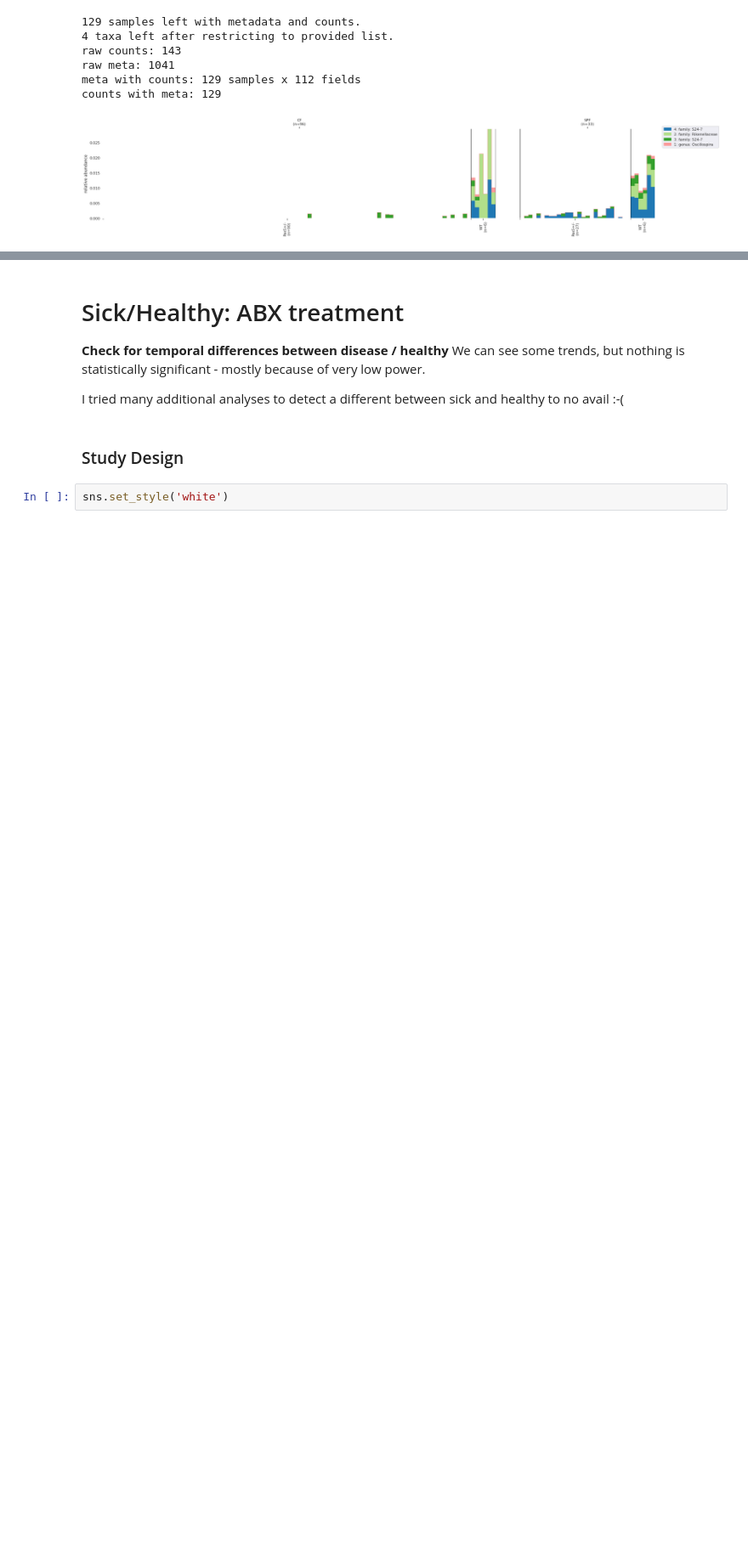
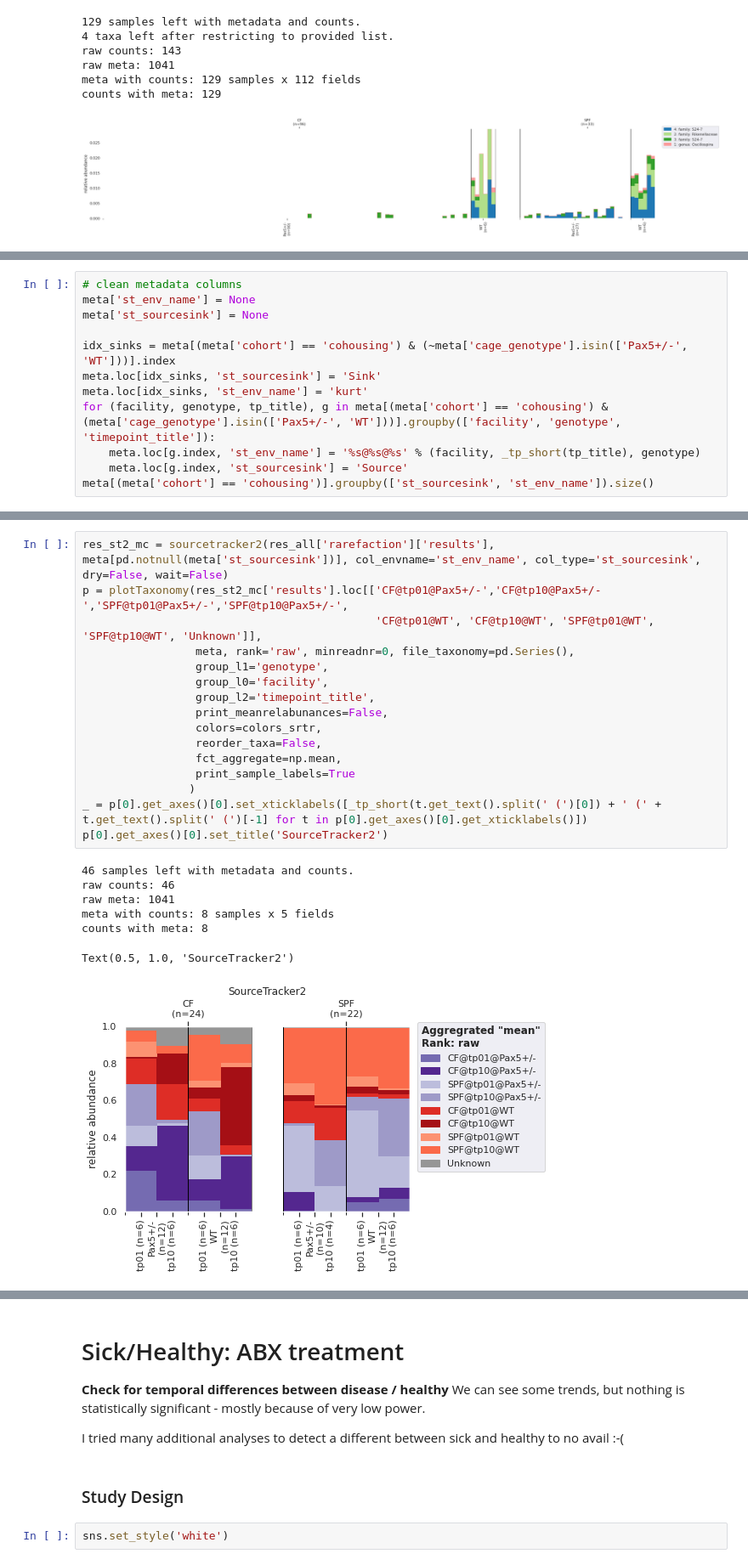
Before and after one commit to jlab/microbiome_pax5, a Jupyter notebook: 4Cohorts/pax5_cohousing_abx_bmt.ipynb, the cells around one changed output, grey strips where cells are left out. Shown at 85% size. Saved outputs shown, nothing was run; the diff lists cells and outputs as text; blank space fills up the shorter version.

Commit message:
adding mixed cage sourcetracker/feast analyses

```diff
--- a/4Cohorts/pax5_cohousing_abx_bmt.ipynb
+++ b/4Cohorts/pax5_cohousing_abx_bmt.ipynb
@@ -987,0 +1103,12 @@ counts with meta: 129
+# %%
+# clean metadata columns
+meta['st_env_name'] = None
+meta['st_sourcesink'] = None
+
+idx_sinks = meta[(meta['cohort'] == 'cohousing') & (~meta['cage_genotype'].isin(['Pax5+/-', 'WT']))].index
+meta.loc[idx_sinks, 'st_sourcesink'] = 'Sink'
+meta.loc[idx_sinks, 'st_env_name'] = 'kurt'
+for (facility, genotype, tp_title), g in meta[(meta['cohort'] == 'cohousing') & (meta['cage_genotype'].isin(['Pax5+/-', 'WT']))].groupby(['facility', 'genotype', 'timepoint_title']):
+    meta.loc[g.index, 'st_env_name'] = '%s@%s@%s' % (facility, _tp_short(tp_title), genotype)
+    meta.loc[g.index, 'st_sourcesink'] = 'Source'
+meta[(meta['cohort'] == 'cohousing')].groupby(['st_sourcesink', 'st_env_name']).size()
@@ -987,0 +1134,24 @@ counts with meta: 129
+# %%
+res_st2_mc = sourcetracker2(res_all['rarefaction']['results'], meta[pd.notnull(meta['st_sourcesink'])], col_envname='st_env_name', col_type='st_sourcesink', dry=False, wait=False)
+p = plotTaxonomy(res_st2_mc['results'].loc[['CF@tp01@Pax5+/-','CF@tp10@Pax5+/-','SPF@tp01@Pax5+/-','SPF@tp10@Pax5+/-',
+                                            'CF@tp01@WT', 'CF@tp10@WT', 'SPF@tp01@WT', 'SPF@tp10@WT', 'Unknown']],
+                 meta, rank='raw', minreadnr=0, file_taxonomy=pd.Series(),
+                 group_l1='genotype',
+                 group_l0='facility',
+                 group_l2='timepoint_title',
+                 print_meanrelabunances=False,
+                 colors=colors_srtr,
+                 reorder_taxa=False,
+                 fct_aggregate=np.mean,
+                 print_sample_labels=True
+                )
+_ = p[0].get_axes()[0].set_xticklabels([_tp_short(t.get_text().split(' (')[0]) + ' (' + t.get_text().split(' (')[-1] for t in p[0].get_axes()[0].get_xticklabels()])
+p[0].get_axes()[0].set_title('SourceTracker2')
+# %% [output]
+46 samples left with metadata and counts.
+raw counts: 46
+raw meta: 1041
+meta with counts: 8 samples x 5 fields
+counts with meta: 8
+Text(0.5, 1.0, 'SourceTracker2')
+[figure, added]
```
Also changed, not shown: parts of 12 cells of this notebook, 3 other files.
